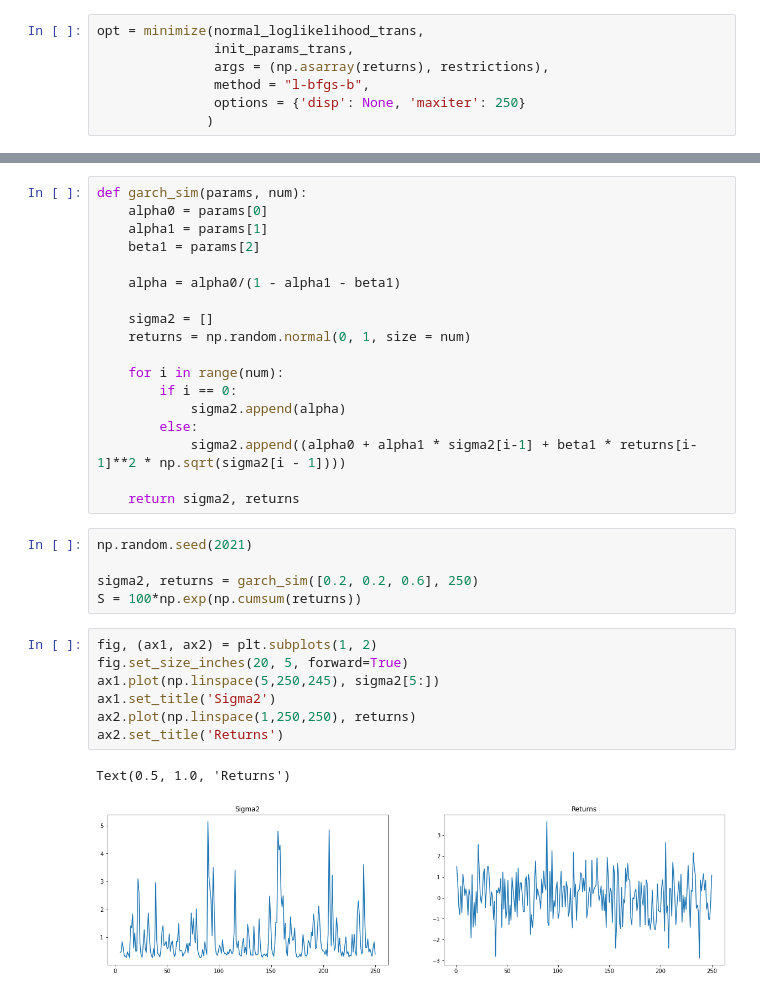
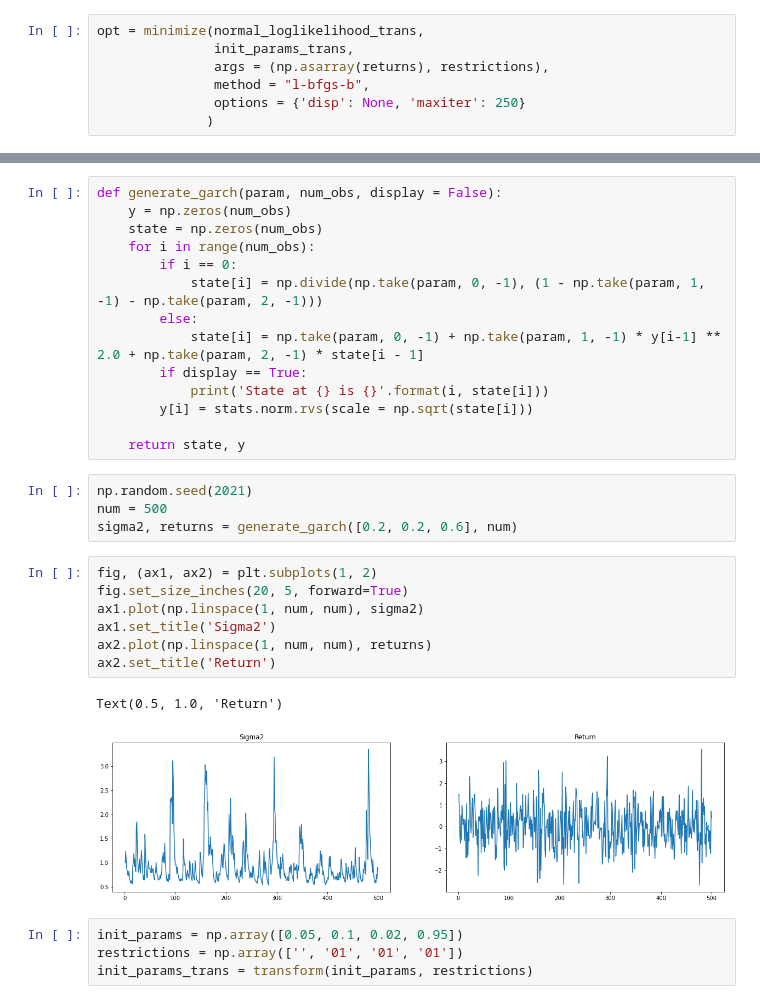
Before and after one commit to NemesiP/volatility-forecasting, a Jupyter notebook: Examples/GARCH_std_err.ipynb, the cells around one changed output, grey strips where cells are left out. Cells and saved outputs as stored; diff of their text form.

Commit message:
GARCH simulation fixed

```diff
--- a/Examples/GARCH_std_err.ipynb
+++ b/Examples/GARCH_std_err.ipynb
@@ -131,36 +114,35 @@ beta[1]        0.9608  9.900e-02      9.705  2.869e-22      [  0.767,  1.155]
 =============================================================================
 
 Covariance estimator: robust
-# %%
-def garch_sim(params, num):
-    alpha0 = params[0]
-    alpha1 = params[1]
-    beta1 = params[2]
-
-    alpha = alpha0/(1 - alpha1 - beta1)
-
-    sigma2 = []
-    returns = np.random.normal(0, 1, size = num)
-
-    for i in range(num):
-        if i == 0:
-            sigma2.append(alpha)
-        else:
-            sigma2.append((alpha0 + alpha1 * sigma2[i-1] + beta1 * returns[i-1]**2 * np.sqrt(sigma2[i - 1])))
-
-    return sigma2, returns
+# %%
+def generate_garch(param, num_obs, display = False):
+    y = np.zeros(num_obs)
+    state = np.zeros(num_obs)
+    for i in range(num_obs):
+        if i == 0:
+            state[i] = np.divide(np.take(param, 0, -1), (1 - np.take(param, 1, -1) - np.take(param, 2, -1)))
+        else:
+            state[i] = np.take(param, 0, -1) + np.take(param, 1, -1) * y[i-1] ** 2.0 + np.take(param, 2, -1) * state[i - 1]
+        if display == True:
+            print('State at {} is {}'.format(i, state[i]))
+        y[i] = stats.norm.rvs(scale = np.sqrt(state[i]))
+
+    return state, y
 # %%
 np.random.seed(2021)
-
-sigma2, returns = garch_sim([0.2, 0.2, 0.6], 250)
-S = 100*np.exp(np.cumsum(returns))
+num = 500
+sigma2, returns = generate_garch([0.2, 0.2, 0.6], num)
 # %%
 fig, (ax1, ax2) = plt.subplots(1, 2)
 fig.set_size_inches(20, 5, forward=True)
-ax1.plot(np.linspace(5,250,245), sigma2[5:])
+ax1.plot(np.linspace(1, num, num), sigma2)
 ax1.set_title('Sigma2')
-ax2.plot(np.linspace(1,250,250), returns)
-ax2.set_title('Returns')
+ax2.plot(np.linspace(1, num, num), returns)
+ax2.set_title('Return')
 # %% [output]
-Text(0.5, 1.0, 'Returns')
+Text(0.5, 1.0, 'Return')
-[figure, old version]
+[figure, new version]
+# %%
+init_params = np.array([0.05, 0.1, 0.02, 0.95])
+restrictions = np.array(['', '01', '01', '01'])
+init_params_trans = transform(init_params, restrictions)
```
Also changed, not shown: parts of 6 cells of this notebook, 2 other files.
